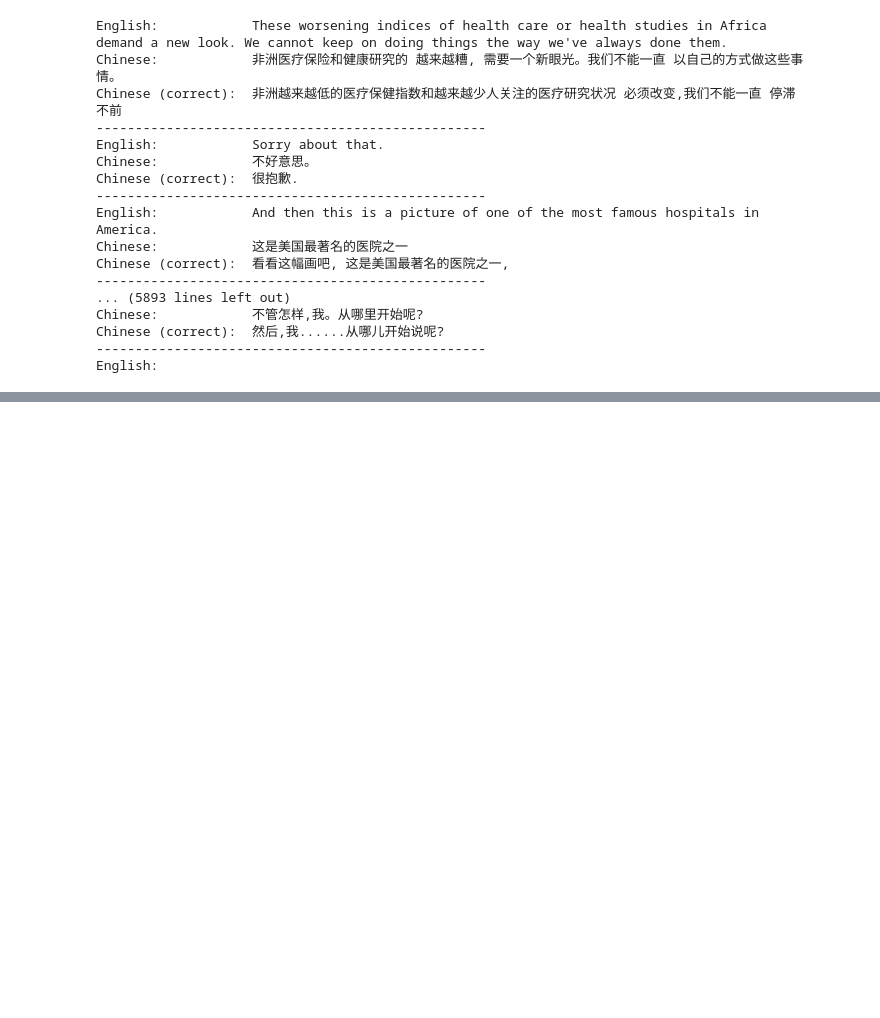
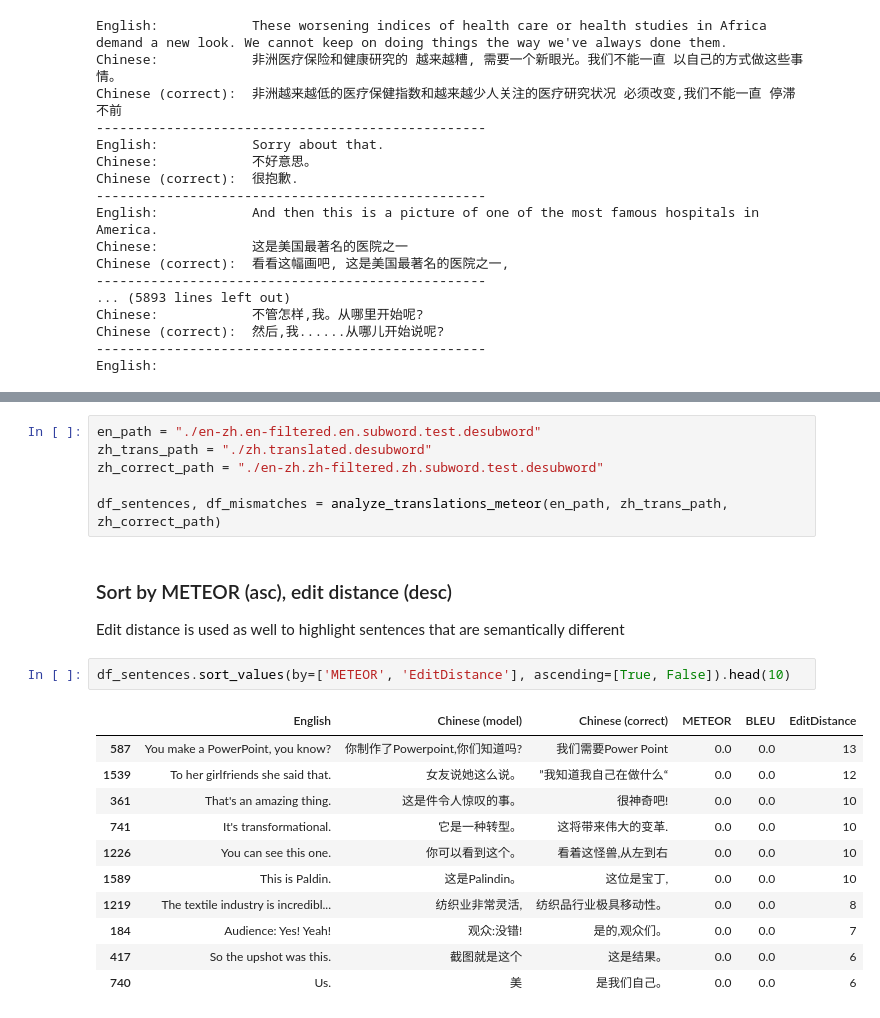
Before and after one commit to JCSnap/cs4248-team-14, a Jupyter notebook: backbone/en-zh-opennmt/3_analysis.ipynb, the cells around one changed output, grey strips where cells are left out. Drawn from its saved outputs; the diff is of its cells as text; blank space fills up the shorter version.

Commit message:
Append ambiguous sentences and add mini analysis

```diff
--- a/backbone/en-zh-opennmt/3_analysis.ipynb
+++ b/backbone/en-zh-opennmt/3_analysis.ipynb
@@ -36,0 +102,24 @@ English:
+# %%
+en_path = "./en-zh.en-filtered.en.subword.test.desubword"
+zh_trans_path = "./zh.translated.desubword"
+zh_correct_path = "./en-zh.zh-filtered.zh.subword.test.desubword"
+
+df_sentences, df_mismatches = analyze_translations_meteor(en_path, zh_trans_path, zh_correct_path)
+# %% [markdown]
+### Sort by METEOR (asc), edit distance (desc)
+
+Edit distance is used as well to highlight sentences that are semantically different
+# %%
+df_sentences.sort_values(by=['METEOR', 'EditDistance'], ascending=[True, False]).head(10)
+# %% [output]
+|  | English | Chinese (model) | Chinese (correct) | METEOR | BLEU | EditDistance |
+| 587 | You make a PowerPoint, you know? | 你制作了Powerpoint,你们知道吗? | 我们需要Power Point | 0.0 | 0.0 | 13 |
+| 1539 | To her girlfriends she said that. | 女友说她这么说。 | ”我知道我自己在做什么“ | 0.0 | 0.0 | 12 |
+| 361 | That's an amazing thing. | 这是件令人惊叹的事。 | 很神奇吧! | 0.0 | 0.0 | 10 |
+| 741 | It's transformational. | 它是一种转型。 | 这将带来伟大的变革. | 0.0 | 0.0 | 10 |
+| 1226 | You can see this one. | 你可以看到这个。 | 看着这怪兽,从左到右 | 0.0 | 0.0 | 10 |
+| 1589 | This is Paldin. | 这是Palindin。 | 这位是宝丁, | 0.0 | 0.0 | 10 |
+| 1219 | The textile industry is incredibl... | 纺织业非常灵活, | 纺织品行业极具移动性。 | 0.0 | 0.0 | 8 |
+| 184 | Audience: Yes! Yeah! | 观众:没错! | 是的,观众们。 | 0.0 | 0.0 | 7 |
+| 417 | So the upshot was this. | 截图就是这个 | 这是结果。 | 0.0 | 0.0 | 6 |
+| 740 | Us. | 美 | 是我们自己。 | 0.0 | 0.0 | 6 |
```
Also changed, not shown: parts of 6 cells of this notebook, 1 other file.
